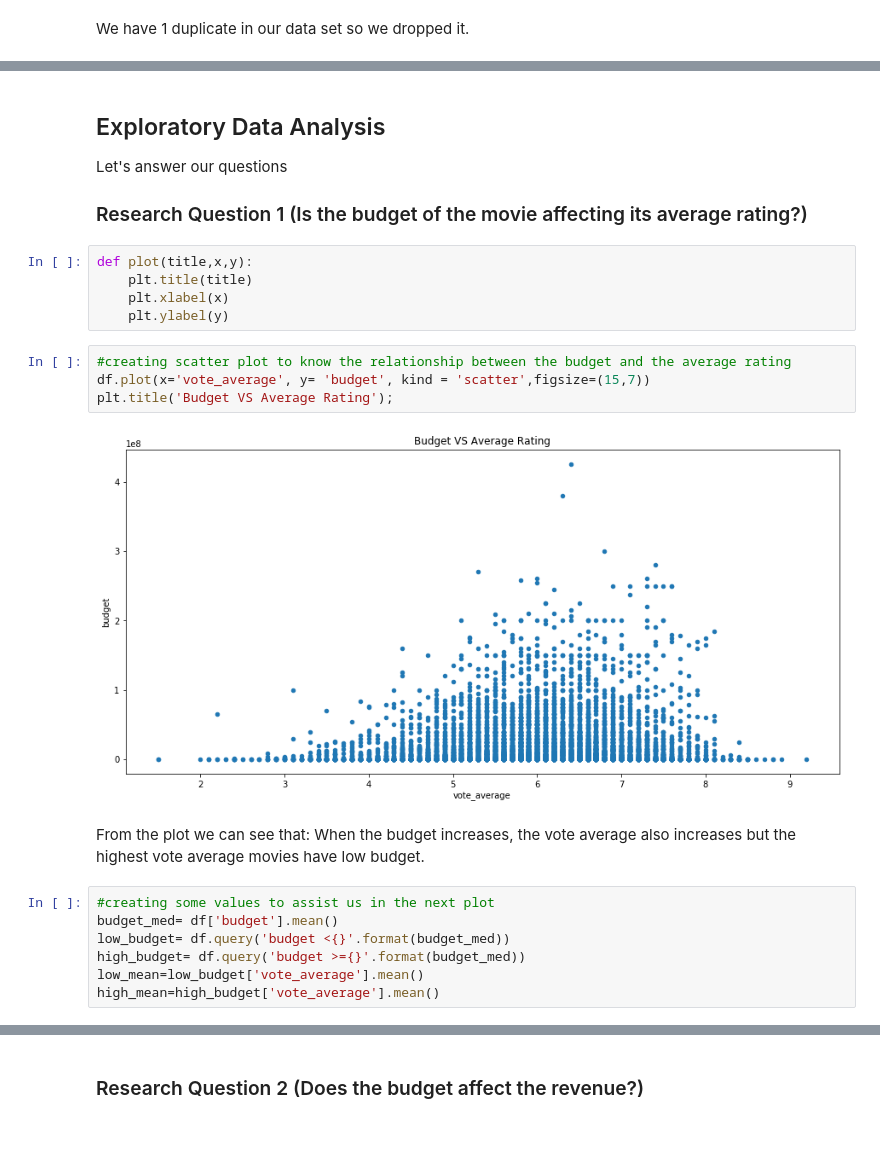
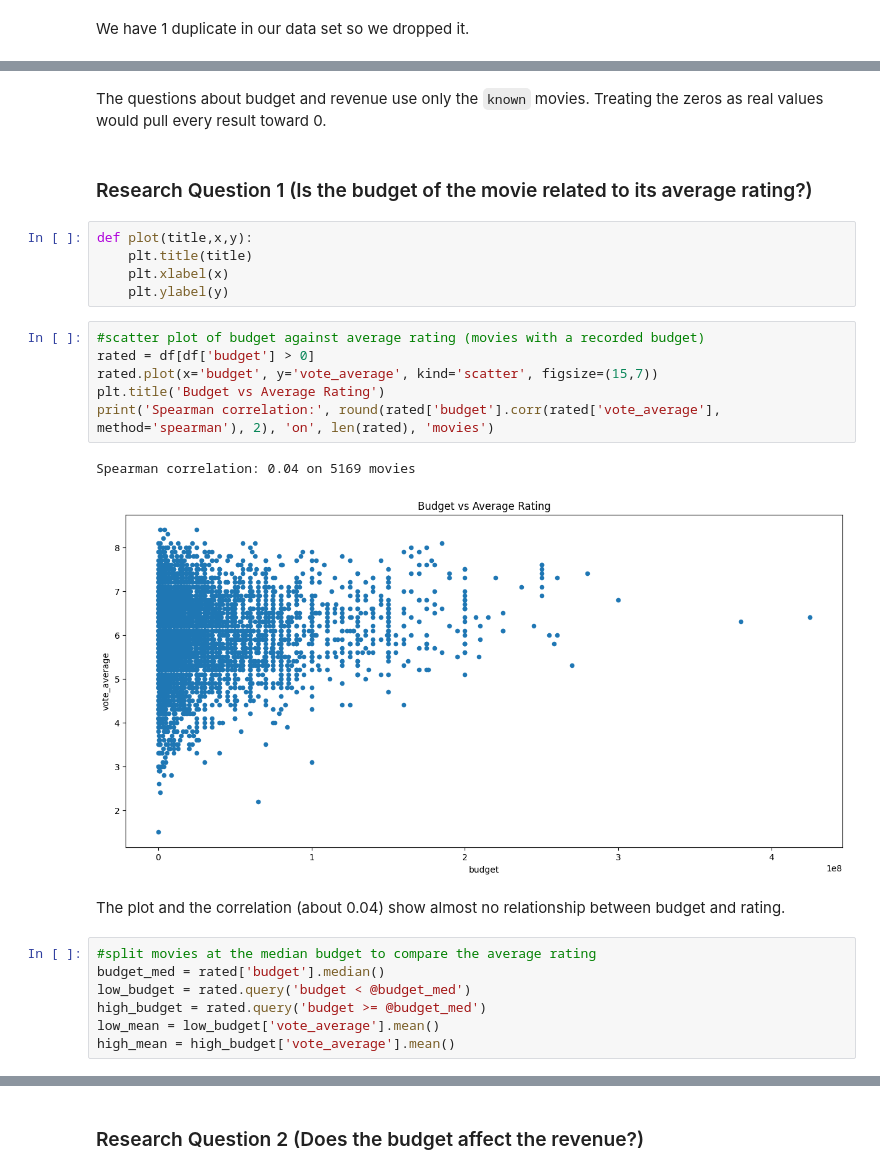
Before and after one commit to Mohamed-Elhefnawy/Investigate-TMDB-Movies-Dataset, a Jupyter notebook: Investigate_a_Dataset.ipynb, the cells around one changed output, grey strips where cells are left out. Saved outputs shown, nothing was run; the diff lists cells and outputs as text; blank space fills up the shorter version.

```diff
--- a/Investigate_a_Dataset.ipynb
+++ b/Investigate_a_Dataset.ipynb
@@ -203,31 +213,30 @@ After droping the unnecessary columns, we found some columns that have NULL valu
+# %% [markdown]
+The questions about budget and revenue use only the `known` movies. Treating the zeros as real values would pull every result toward 0.
 # %% [markdown]
-<a id='eda'></a>
-## Exploratory Data Analysis
-
-Let's answer our questions
-
-
-### Research Question 1 (Is the budget of the movie affecting its average rating?)
+### Research Question 1 (Is the budget of the movie related to its average rating?)
 # %%
 def plot(title,x,y):
     plt.title(title)
     plt.xlabel(x)
     plt.ylabel(y)
 # %%
-#creating scatter plot to know the relationship between the budget and the average rating
-df.plot(x='vote_average', y= 'budget', kind = 'scatter',figsize=(15,7))
-plt.title('Budget VS Average Rating');
+#scatter plot of budget against average rating (movies with a recorded budget)
+rated = df[df['budget'] > 0]
+rated.plot(x='budget', y='vote_average', kind='scatter', figsize=(15,7))
+plt.title('Budget vs Average Rating')
+print('Spearman correlation:', round(rated['budget'].corr(rated['vote_average'], method='spearman'), 2), 'on', len(rated), 'movies')
 # %% [output]
+Spearman correlation: 0.04 on 5169 movies
-[figure, old version]
+[figure, new version]
-# %% [markdown]
-From the plot we can see that: When the budget increases, the vote average also increases but the highest vote average movies have low budget.
+# %% [markdown]
+The plot and the correlation (about 0.04) show almost no relationship between budget and rating.
 # %%
-#creating some values to assist us in the next plot
-budget_med= df['budget'].mean()
-low_budget= df.query('budget <{}'.format(budget_med))
-high_budget= df.query('budget >={}'.format(budget_med))
-low_mean=low_budget['vote_average'].mean()
-high_mean=high_budget['vote_average'].mean()
+#split movies at the median budget to compare the average rating
+budget_med = rated['budget'].median()
+low_budget = rated.query('budget < @budget_med')
+high_budget = rated.query('budget >= @budget_med')
+low_mean = low_budget['vote_average'].mean()
+high_mean = high_budget['vote_average'].mean()
 # %%
 #creating bar plot to show the relationship between the budget and the average rating
 heights= [low_mean,high_mean]
```
Also changed, not shown: parts of 32 cells of this notebook.
